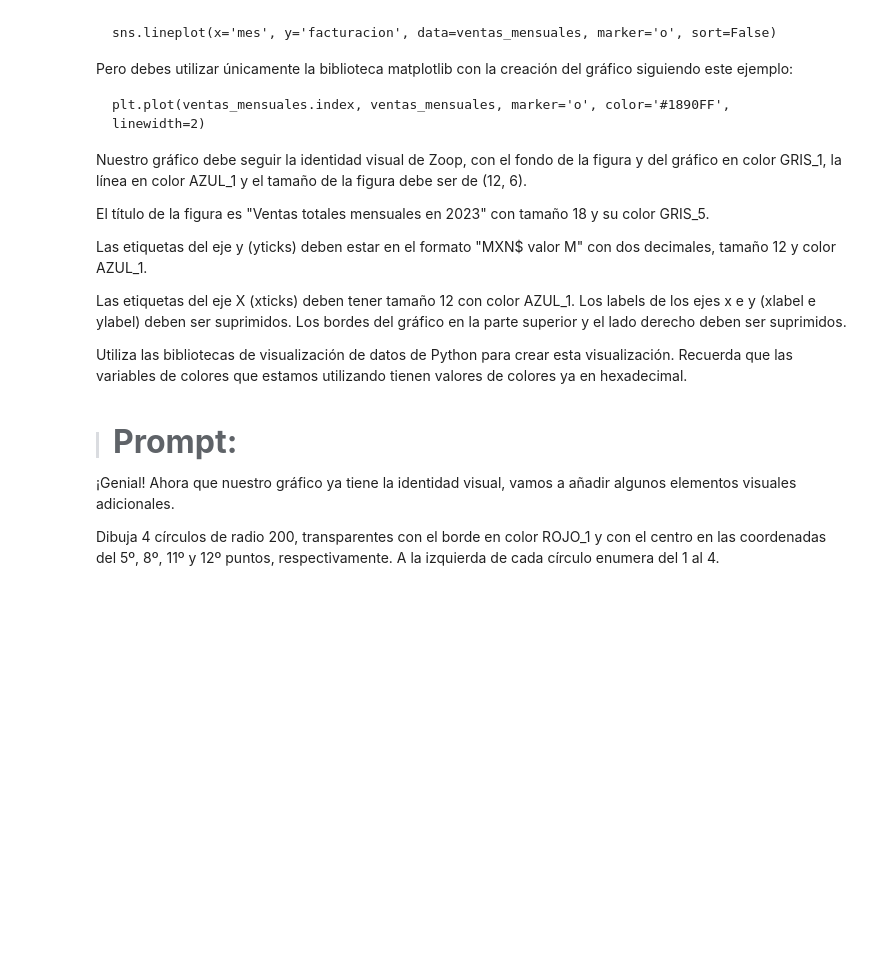
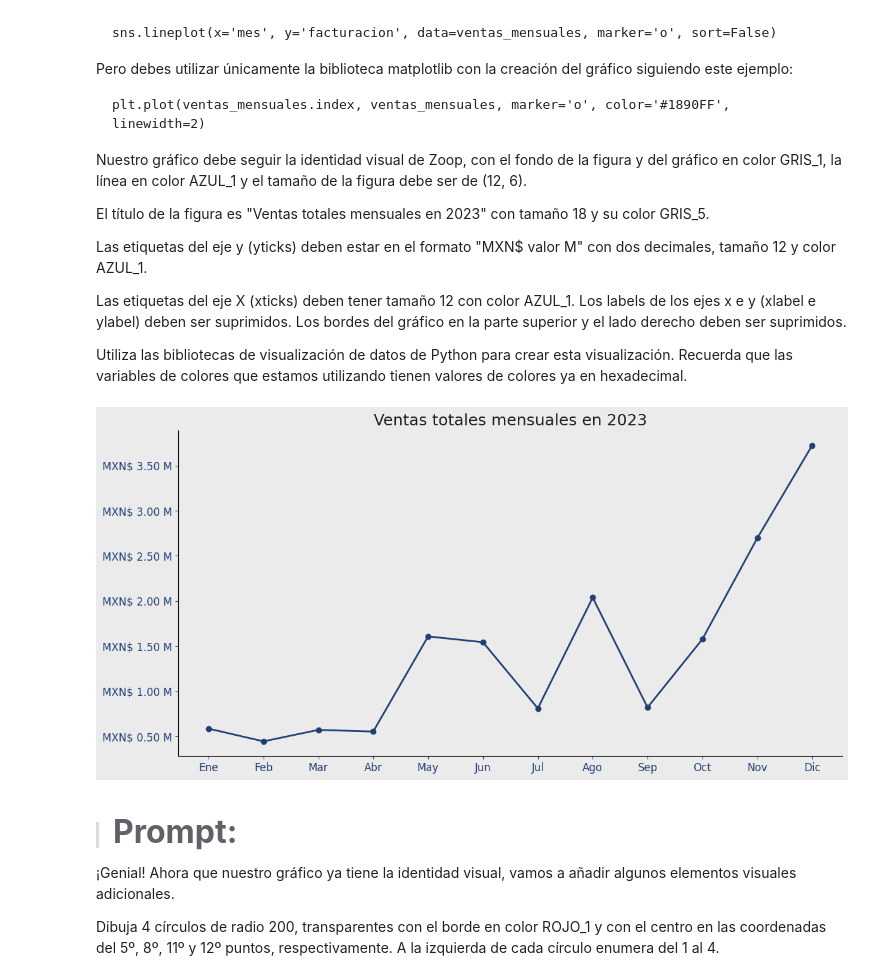
Before and after one commit to MiguelFigueroa02/IA_Ciencia_de_datos, a Jupyter notebook: IA_aplicada_a_ciencia_de_datos.ipynb, the cells around one changed output. Saved outputs shown, nothing was run; the diff lists cells and outputs as text; code cells hidden in the pictures; blank space fills up the shorter version.

```diff
--- a/IA_aplicada_a_ciencia_de_datos.ipynb
+++ b/IA_aplicada_a_ciencia_de_datos.ipynb
@@ -1561,6 +1757,73 @@ Las etiquetas del eje y (yticks) deben estar en el formato "MXN$ valor M" con do
 Las etiquetas del eje X (xticks) deben tener tamaño 12 con color AZUL_1. Los labels de los ejes x e y (xlabel e ylabel) deben ser suprimidos. Los bordes del gráfico en la parte superior y el lado derecho deben ser suprimidos.
 
 Utiliza las bibliotecas de visualización de datos de Python para crear esta visualización. Recuerda que las variables de colores que estamos utilizando tienen valores de colores ya en hexadecimal.
+# %%
+import pandas as pd
+import matplotlib.pyplot as plt
+from matplotlib.ticker import FuncFormatter
+
+# 1. Diccionario de meses ordenados (en inglés)
+meses = {
+    'January': 'Ene',
+    'February': 'Feb',
+    'March': 'Mar',
+    'April': 'Abr',
+    'May': 'May',
+    'June': 'Jun',
+    'July': 'Jul',
+    'August': 'Ago',
+    'September': 'Sep',
+    'October': 'Oct',
+    'November': 'Nov',
+    'December': 'Dic'
+}
+
+# 2. Agregar columna "mes" como nombre completo del mes
+df['mes'] = df['fecha'].dt.strftime('%B')
+
+# 3. Agrupar ventas por mes en orden correcto
+ventas_mensuales = df.groupby('mes')['facturacion'].sum().reindex(meses.keys())
+
+# 4. Reemplazar índice en inglés por abreviaturas en español
+ventas_mensuales.index = ventas_mensuales.index.map(meses)
+
+# 5. Crear figura y ejes
+fig, ax = plt.subplots(figsize=(12, 6))
+fig.patch.set_facecolor(GRIS_1)
+ax.set_facecolor(GRIS_1)
+
+# 6. Graficar línea de ventas
+ax.plot(
+    ventas_mensuales.index,
+    ventas_mensuales.values,
+    marker='o',
+    color=AZUL_1,
+    linewidth=2
+)
+
+# 7. Título
+ax.set_title('Ventas totales mensuales en 2023', fontsize=18, color=GRIS_5)
+
+# 8. Personalización de ejes
+ax.set_xlabel('')
+ax.set_ylabel('')
+
+ax.tick_params(axis='x', labelsize=12, colors=AZUL_1)
+ax.tick_params(axis='y', labelsize=12, colors=AZUL_1)
+
+# Formato personalizado del eje Y: "MXN$ 1.23 M"
+formatter = FuncFormatter(lambda x, _: f'MXN$ {x/1e6:.2f} M')
+ax.yaxis.set_major_formatter(formatter)
+
+# 9. Eliminar bordes superior y derecho
+ax.spines['top'].set_visible(False)
+ax.spines['right'].set_visible(False)
+
+# 10. Mostrar gráfico
+plt.tight_layout()
+plt.show()
+# %% [output]
+[figure, added]
 # %% [markdown]
 > #### <strong><font color="7b71ff" size =6>Prompt:</font></strong>
 
```
Also changed, not shown: parts of 12 cells of this notebook.
